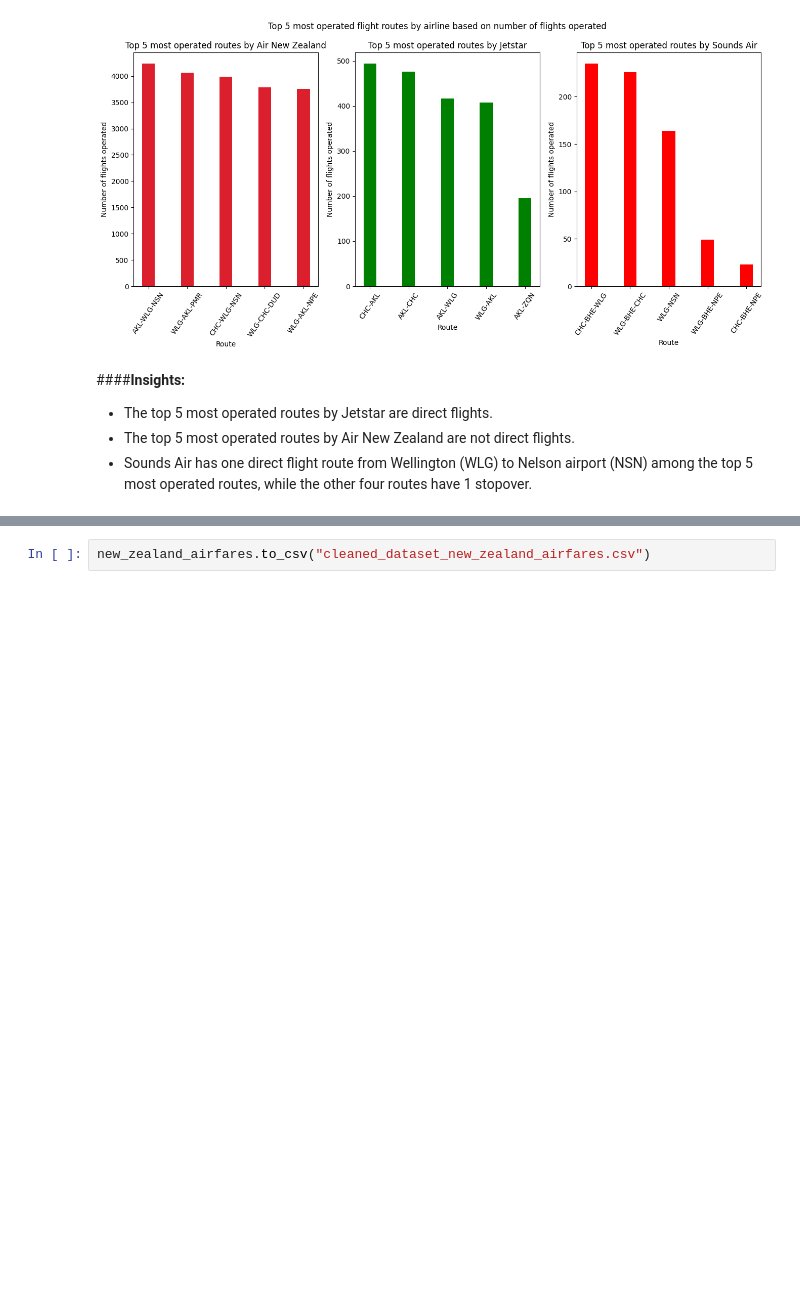
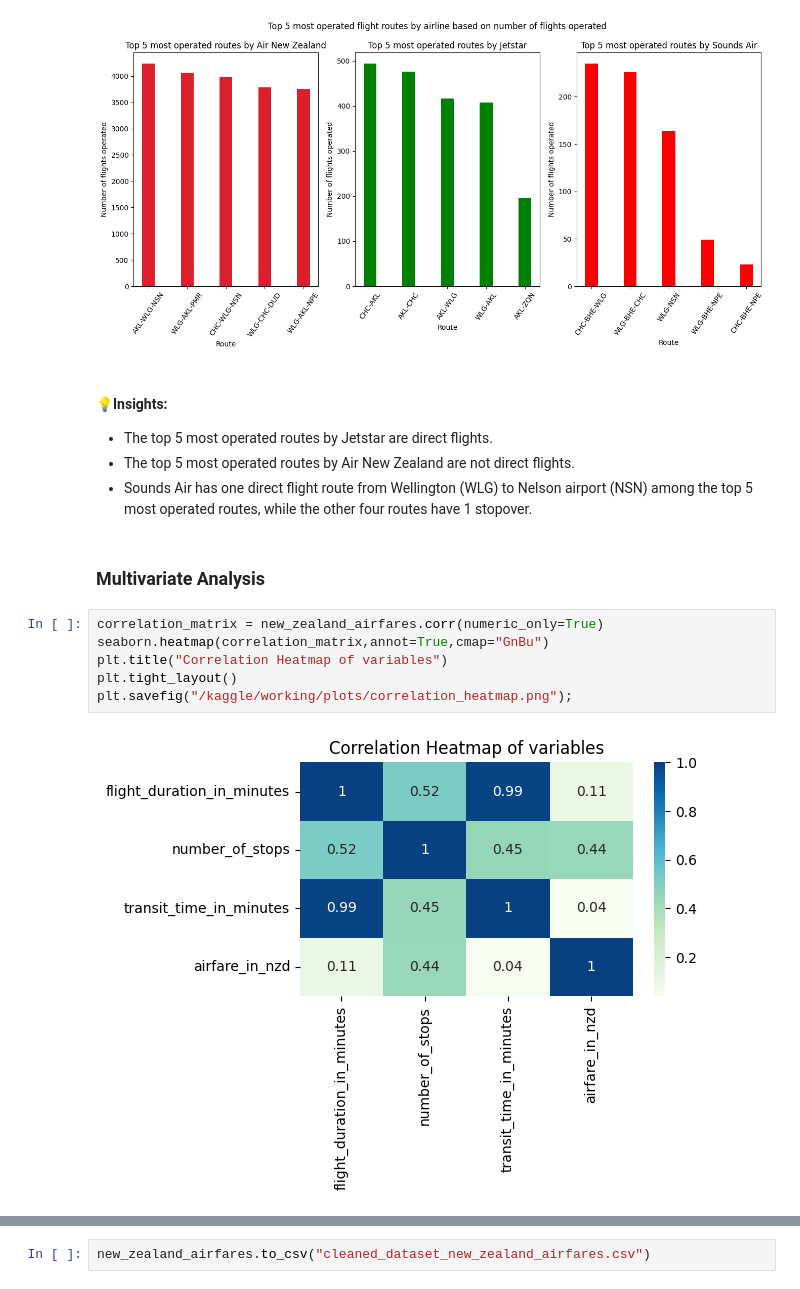
Before and after one commit to reshmaharidhas/Data-Analysis-of-airfares-in-New-Zealand, a Jupyter notebook: data-cleaning-eda-visualization-of-airfares-in-nz.ipynb, the cells around one changed output, grey strips where cells are left out. Saved outputs shown, nothing was run; the diff lists cells and outputs as text; blank space fills up the shorter version.

```diff
--- a/data-cleaning-eda-visualization-of-airfares-in-nz.ipynb
+++ b/data-cleaning-eda-visualization-of-airfares-in-nz.ipynb
@@ -1342,7 +1351,17 @@ plt.savefig("/kaggle/working/plots/top_5_most_operated_flight_routes_by_airline_
 # %% [output]
 [figure]
 # %% [markdown]
-####**Insights:**
+#### 💡**Insights:**
 - The top 5 most operated routes by Jetstar are direct flights.
 - The top 5 most operated routes by Air New Zealand are not direct flights.
 - Sounds Air has one direct flight route from Wellington (WLG) to Nelson airport (NSN) among the top 5 most operated routes, while the other four routes have 1 stopover.
+# %% [markdown]
+### **Multivariate Analysis**
+# %%
+correlation_matrix = new_zealand_airfares.corr(numeric_only=True)
+seaborn.heatmap(correlation_matrix,annot=True,cmap="GnBu")
+plt.title("Correlation Heatmap of variables")
+plt.tight_layout()
+plt.savefig("/kaggle/working/plots/correlation_heatmap.png");
+# %% [output]
+[figure, added]
```
Also changed, not shown: parts of 53 cells of this notebook.
